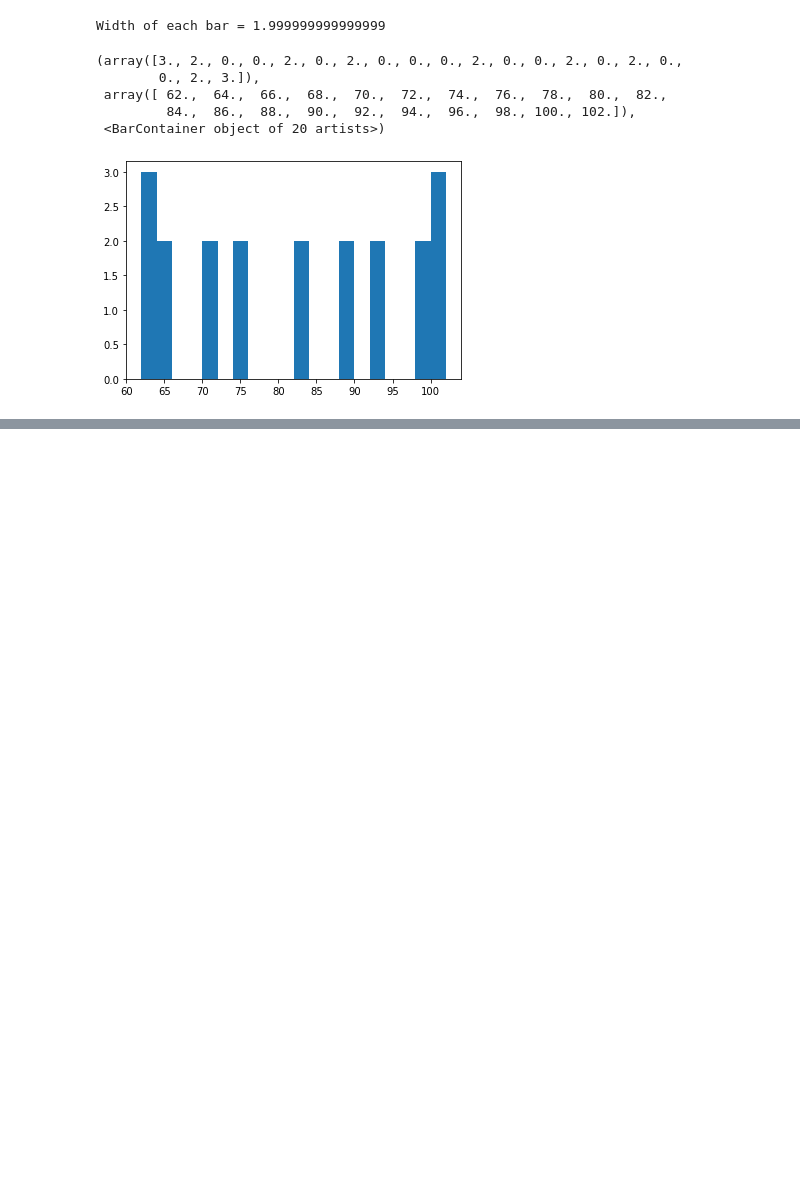
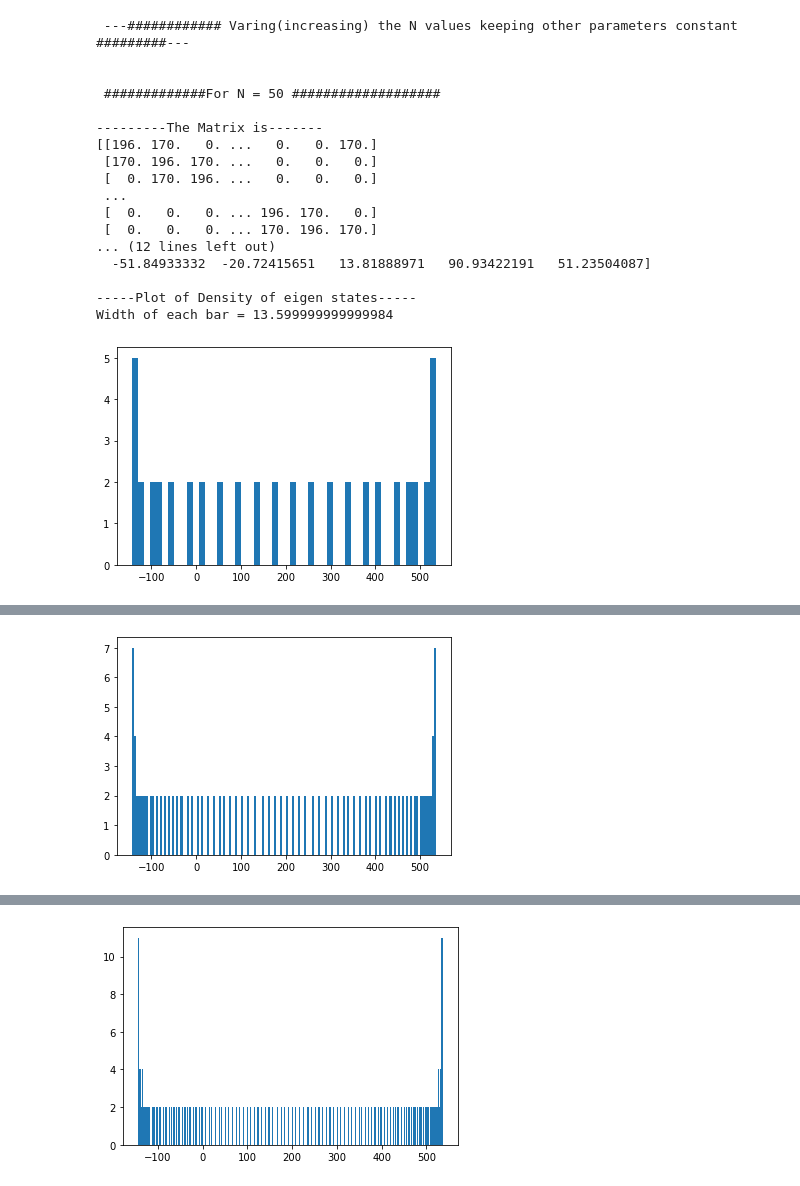
Before and after one commit to mahatosourav00/AMR_Course_6th_Sem, a Jupyter notebook: Assignment 1/QC_Ass1_AMR_Sourav_Mahato_1811157.ipynb, the cells around one changed output, grey strips where cells are left out. Drawn from its saved outputs; the diff is of its cells as text; code cells hidden in the pictures; blank space fills up the shorter version.

```diff
--- a/Assignment 1/QC_Ass1_AMR_Sourav_Mahato_1811157.ipynb
+++ b/Assignment 1/QC_Ass1_AMR_Sourav_Mahato_1811157.ipynb
@@ -65,14 +161,59 @@ print(e_values_qa)
-# %%
-# plotting the eigenvalues
-d = e_values_qa[n-1]-e_values_qa[0]
-width = d/n
-print("Width of each bar =", width)
-plt.hist(e_values_qa, bins = n)
-# %% [output]
-Width of each bar = 1.999999999999999
-(array([3., 2., 0., 0., 2., 0., 2., 0., 0., 0., 2., 0., 0., 2., 0., 2., 0.,
-        0., 2., 3.]),
- array([ 62.,  64.,  66.,  68.,  70.,  72.,  74.,  76.,  78.,  80.,  82.,
-         84.,  86.,  88.,  90.,  92.,  94.,  96.,  98., 100., 102.]),
- <BarContainer object of 20 artists>)
-[figure, removed]
+# %%
+# Varing(increasing) the N values keeping other parameters constant
+print("\n ---############ Varing(increasing) the N values keeping other parameters constant #########---")
+
+while n <= 550 :
+    print("\n\n #############For N =",n,"###################")
+    # n*n matrix
+    M = np.zeros((n,n))
+
+    # creating the matrix
+    for i in range(n):
+        for j in range(n):
+            if i == j:
+                M[i][j] = diag
+            elif i+1 == j or i-1 == j:
+                M[i][j] = off_diag
+            elif i == 0 and j == n-1:
+                M[i][j] = off_diag
+            elif i == n-1 and j == 0:
+                M[i][j] = off_diag
+
+    print("\n---------The Matrix is-------")
+    print(M)
+
+    # Eigenvalue and Eigenvector calculation
+    e_values, e_vectors = np.linalg.eig(M)
+    print("\n-----Eigenvalues of the matrix is-----")
+    print(e_values)
+
+    # sorting the eigenvalues min to max
+    e_values.sort()
+    # plotting the eigenvalues
+    d = e_values[n-1]-e_values[0]
+    width = d/n
+
+    plt.hist(e_values, bins = n)
+    print("\n-----Plot of Density of eigen states-----")
+    print("Width of each bar =", width)
+    plt.show()
+    n = n + 100
+# %% [output]
+ ---############ Varing(increasing) the N values keeping other parameters constant #########---
+
+
+ #############For N = 50 ###################
+
+---------The Matrix is-------
+[[196. 170.   0. ...   0.   0. 170.]
+ [170. 196. 170. ...   0.   0.   0.]
+ [  0. 170. 196. ...   0.   0.   0.]
+ ...
+ [  0.   0.   0. ... 196. 170.   0.]
+ [  0.   0.   0. ... 170. 196. 170.]
+... (12 lines left out)
+  -51.84933332  -20.72415651   13.81888971   90.93422191   51.23504087]
+
+-----Plot of Density of eigen states-----
+Width of each bar = 13.599999999999984
+[figure, added]
@@ -78,0 +237 @@ Width of each bar = 1.999999999999999
+[figure, added]
@@ -78,0 +255 @@ Width of each bar = 1.999999999999999
+[figure, added]
```
Also changed, not shown: parts of 16 cells of this notebook, 3 other files.
